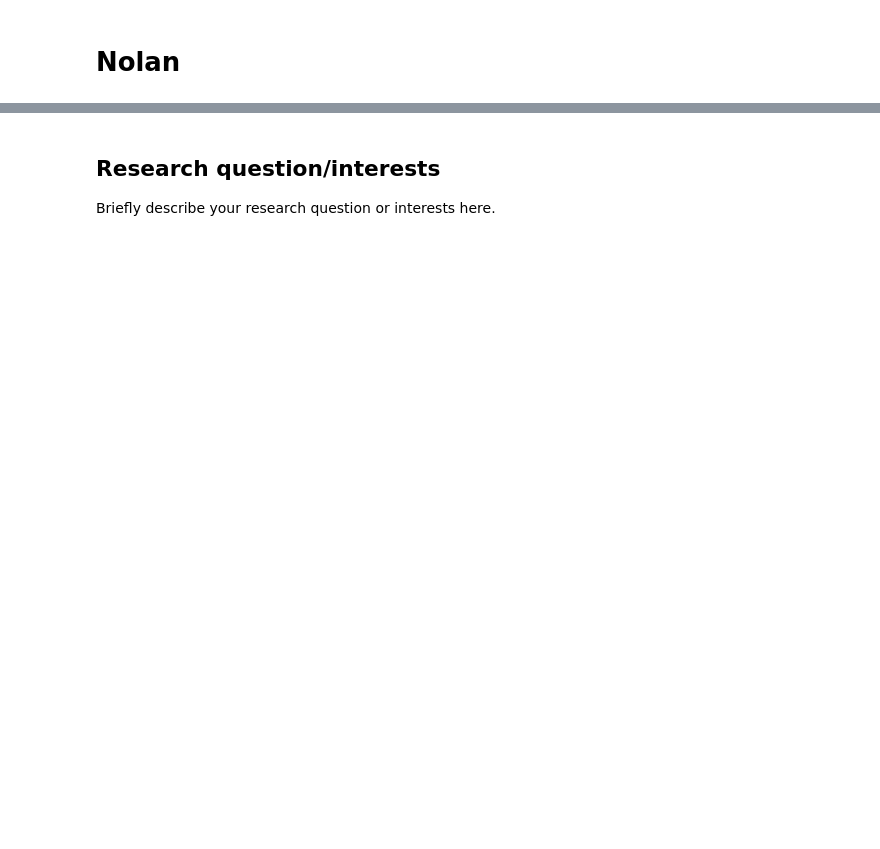
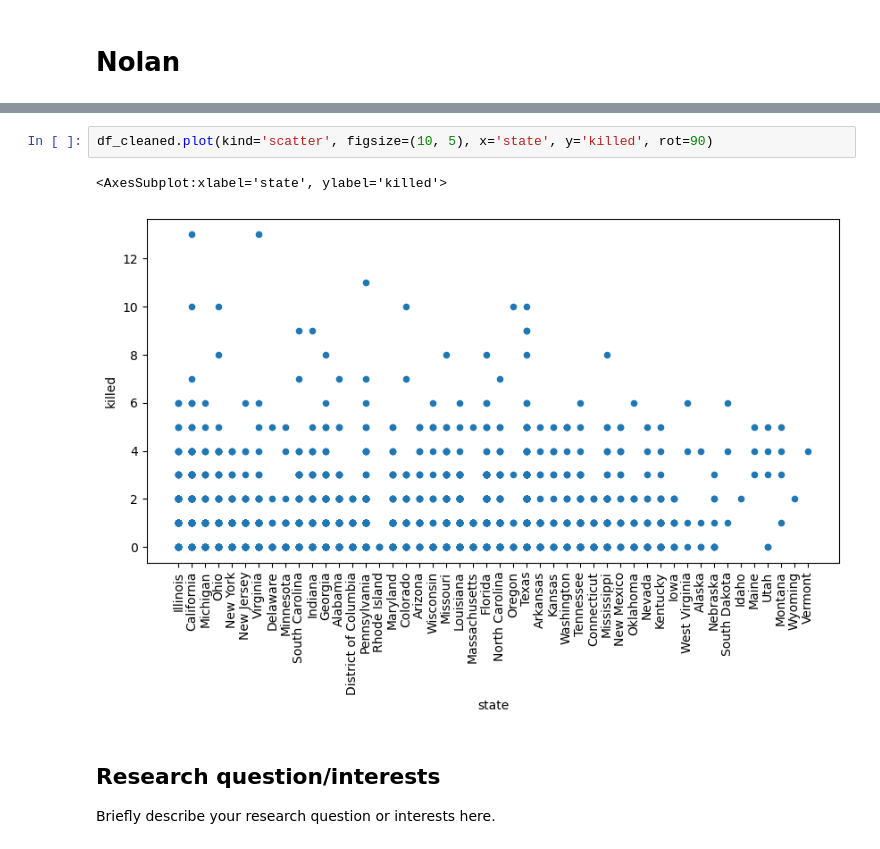
Before and after one commit to ubco-W2022T1-cosc301/project-group39, a Jupyter notebook: notebooks/analysis2.ipynb, the cells around one changed output, grey strips where cells are left out. Saved outputs shown, nothing was run; the diff lists cells and outputs as text; blank space fills up the shorter version.

```diff
--- a/notebooks/analysis2.ipynb
+++ b/notebooks/analysis2.ipynb
@@ -25,3 +118,8 @@ print(df)
+# %%
+df_cleaned.plot(kind='scatter', figsize=(10, 5), x='state', y='killed', rot=90)
+# %% [output]
+<AxesSubplot:xlabel='state', ylabel='killed'>
+[figure, added]
 # %% [markdown]
 ## Research question/interests
 
```
Also changed, not shown: parts of 12 cells of this notebook, 2 other files.
